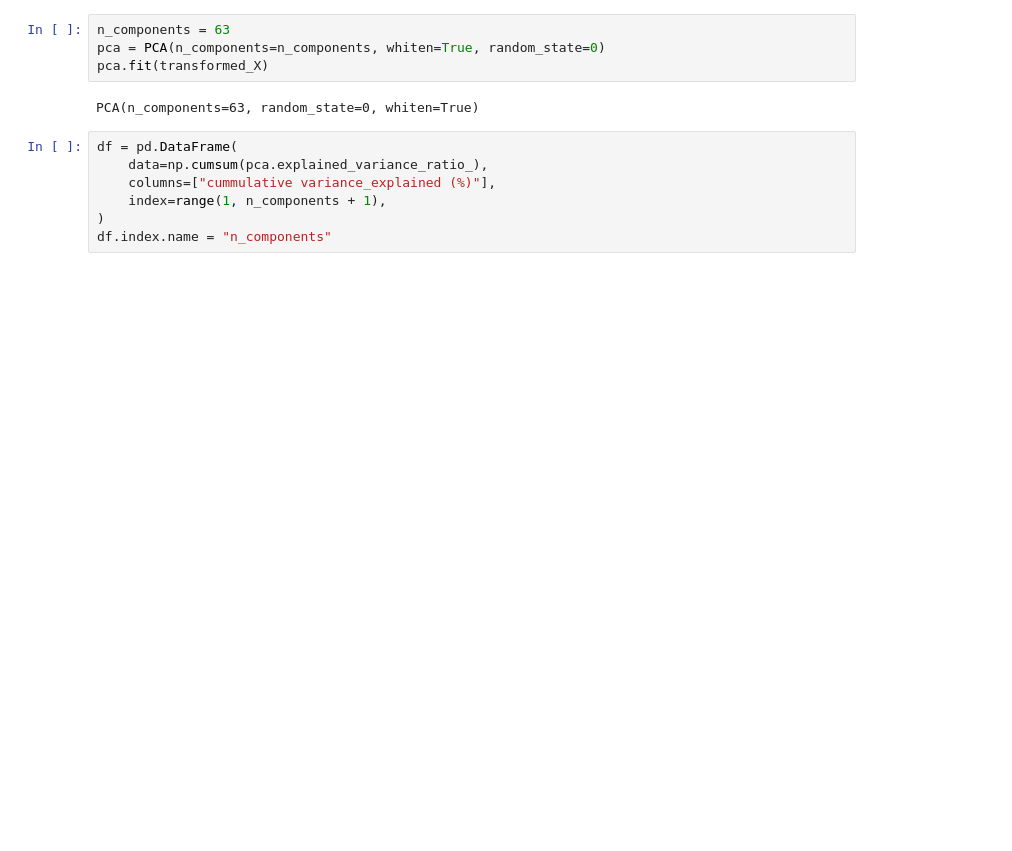
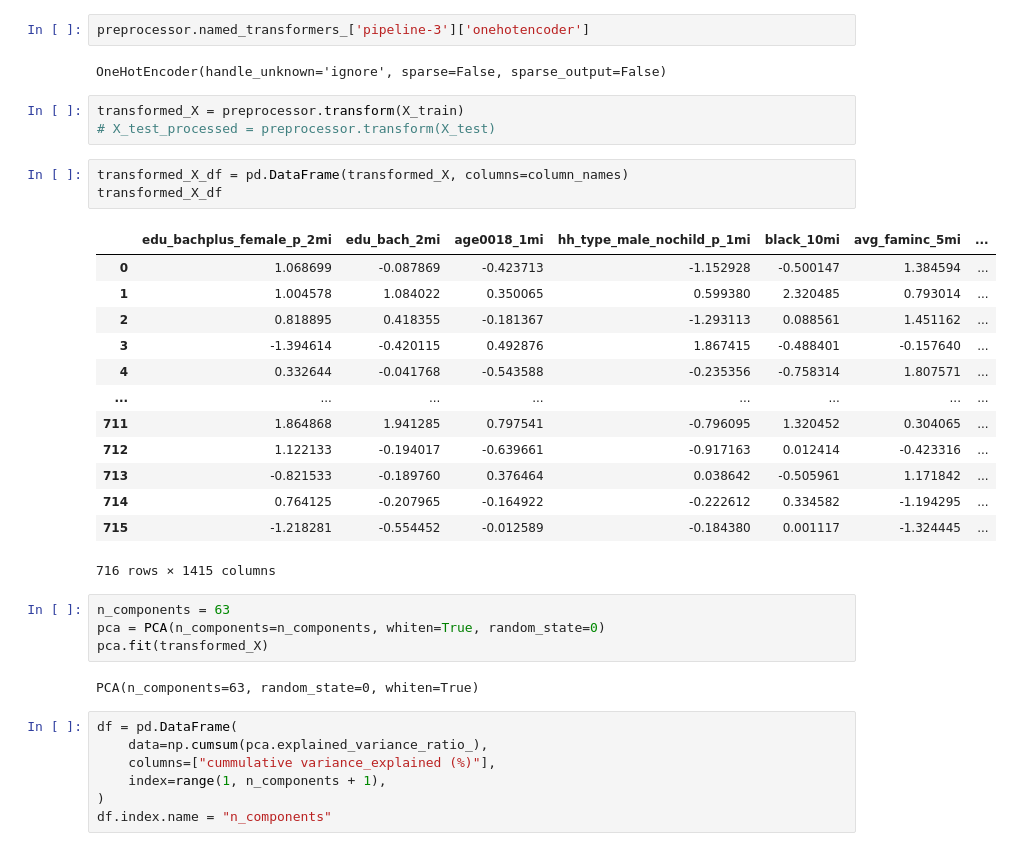
Before and after one commit to mozhao0331/Restaurant_Segmentation_Analysis, a Jupyter notebook: doc/smoothie_king_pca.ipynb, the cells around one changed output. Cells and saved outputs as stored; diff of their text form; blank space fills up the shorter version.

```diff
--- a/doc/smoothie_king_pca.ipynb
+++ b/doc/smoothie_king_pca.ipynb
@@ -54,3 +111,27 @@ transformed_X = pd.DataFrame(transformed_X).fillna(0)
+# %%
+preprocessor.named_transformers_['pipeline-3']['onehotencoder']
+# %% [output]
+OneHotEncoder(handle_unknown='ignore', sparse=False, sparse_output=False)
+# %%
+transformed_X = preprocessor.transform(X_train)
+# X_test_processed = preprocessor.transform(X_test)
+# %%
+transformed_X_df = pd.DataFrame(transformed_X, columns=column_names)
+transformed_X_df
+# %% [output]
+|  | edu_bachplus_female_p_2mi | edu_bach_2mi | age0018_1mi | hh_type_male_nochild_p_1mi | black_10mi | avg_faminc_5mi | ... |
+| 0 | 1.068699 | -0.087869 | -0.423713 | -1.152928 | -0.500147 | 1.384594 | ... |
+| 1 | 1.004578 | 1.084022 | 0.350065 | 0.599380 | 2.320485 | 0.793014 | ... |
+| 2 | 0.818895 | 0.418355 | -0.181367 | -1.293113 | 0.088561 | 1.451162 | ... |
+| 3 | -1.394614 | -0.420115 | 0.492876 | 1.867415 | -0.488401 | -0.157640 | ... |
+| 4 | 0.332644 | -0.041768 | -0.543588 | -0.235356 | -0.758314 | 1.807571 | ... |
+| ... | ... | ... | ... | ... | ... | ... | ... |
+| 711 | 1.864868 | 1.941285 | 0.797541 | -0.796095 | 1.320452 | 0.304065 | ... |
+| 712 | 1.122133 | -0.194017 | -0.639661 | -0.917163 | 0.012414 | -0.423316 | ... |
+| 713 | -0.821533 | -0.189760 | 0.376464 | 0.038642 | -0.505961 | 1.171842 | ... |
+| 714 | 0.764125 | -0.207965 | -0.164922 | -0.222612 | 0.334582 | -1.194295 | ... |
+| 715 | -1.218281 | -0.554452 | -0.012589 | -0.184380 | 0.001117 | -1.324445 | ... |
+716 rows × 1415 columns
 # %%
 n_components = 63
 pca = PCA(n_components=n_components, whiten=True, random_state=0)
```
Also changed, not shown: parts of 38 cells of this notebook, 2 other files.
